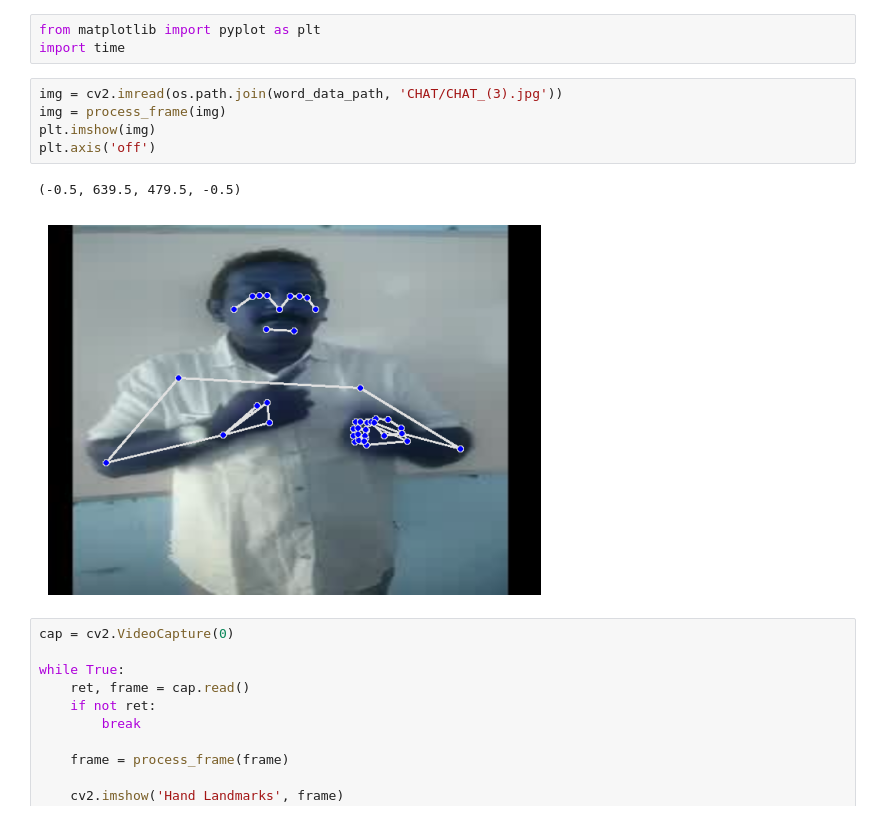
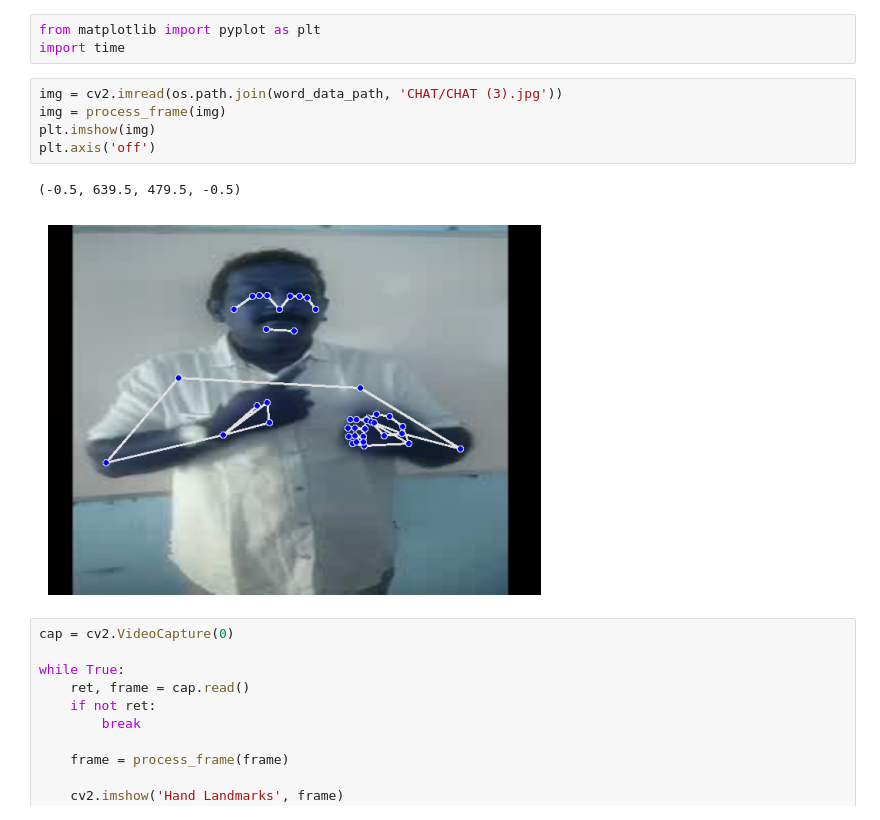
Before and after one commit to anmolkhurana490/Sign-Language-Translator, a Jupyter notebook: model_training/image_data_pipeline.ipynb, the cells around one changed output. Saved outputs shown, nothing was run; the diff lists cells and outputs as text.

```diff
--- a/model_training/image_data_pipeline.ipynb
+++ b/model_training/image_data_pipeline.ipynb
@@ -109,13 +107,13 @@ word_data_path = '/content/Sign-Language-Translator/Frames_Word_Level'
 from matplotlib import pyplot as plt
 import time
 # %%
-img = cv2.imread(os.path.join(word_data_path, 'CHAT/CHAT_(3).jpg'))
+img = cv2.imread(os.path.join(word_data_path, 'CHAT/CHAT (3).jpg'))
 img = process_frame(img)
 plt.imshow(img)
 plt.axis('off')
 # %% [output]
 (-0.5, 639.5, 479.5, -0.5)
-[figure, old version]
+[figure, new version]
 # %%
 cap = cv2.VideoCapture(0)
 
```
Also changed, not shown: parts of 12 cells of this notebook, 14 other files.
